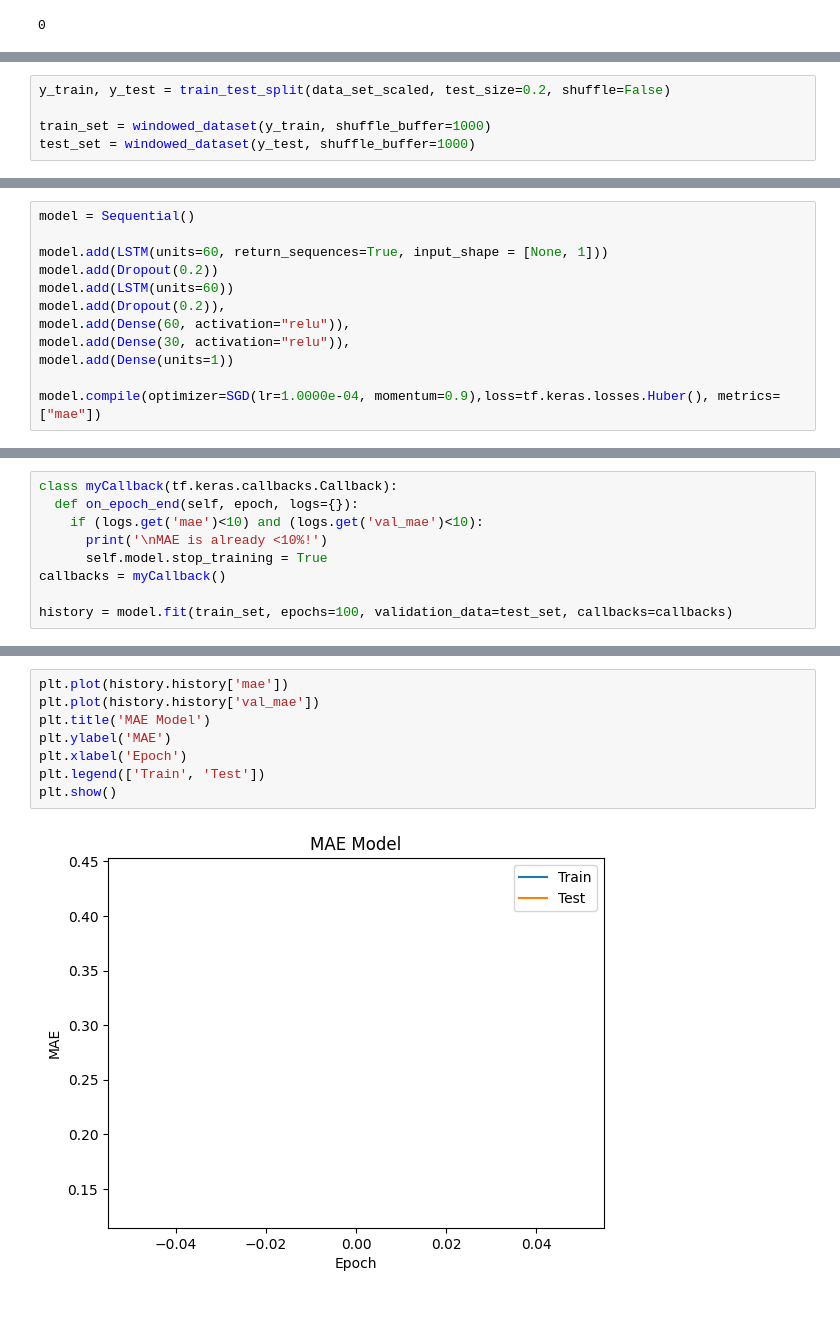
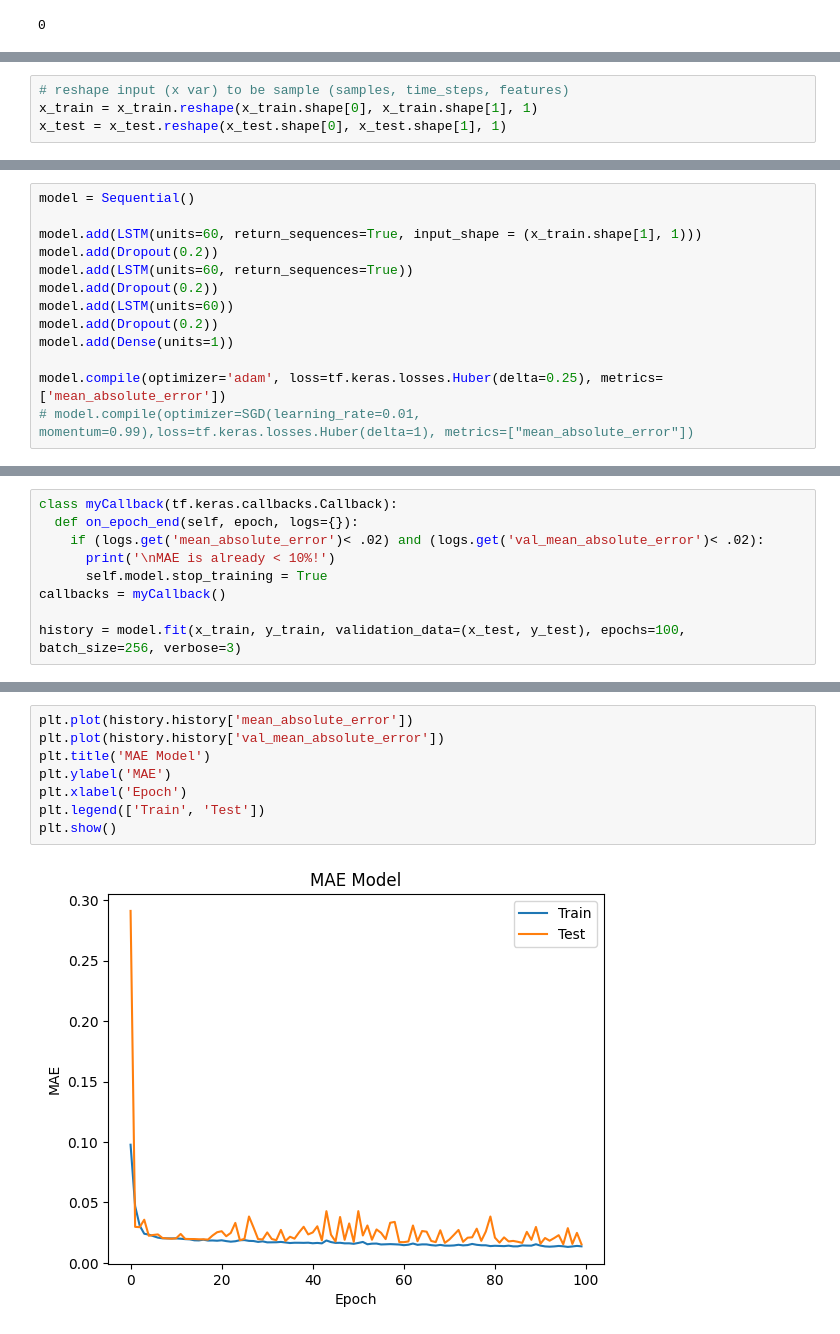
Before and after one commit to MuhamadSyarifFakhrezi/Time-Series-Prediction, a Jupyter notebook: time_series_prediction_LSTM.ipynb, the cells around one changed output, grey strips where cells are left out. Saved outputs shown, nothing was run; the diff lists cells and outputs as text.

```diff
--- a/time_series_prediction_LSTM.ipynb
+++ b/time_series_prediction_LSTM.ipynb
@@ -94,0 +128,4 @@ MAE Treshold: 95.624
+# %%
+# reshape input (x var) to be sample (samples, time_steps, features)
+x_train = x_train.reshape(x_train.shape[0], x_train.shape[1], 1)
+x_test = x_test.reshape(x_test.shape[0], x_test.shape[1], 1)
@@ -104,5 +168,0 @@ def windowed_dataset(series, shuffle_buffer, window_size = 40, batch_size = 100)
-# %%
-y_train, y_test = train_test_split(data_set_scaled, test_size=0.2, shuffle=False)
-
-train_set = windowed_dataset(y_train, shuffle_buffer=1000)
-test_set = windowed_dataset(y_test, shuffle_buffer=1000)
@@ -115,12 +174,13 @@ print(y_test.shape)
 # %%
 model = Sequential()
 
-model.add(LSTM(units=60, return_sequences=True, input_shape = [None, 1]))
+model.add(LSTM(units=60, return_sequences=True, input_shape = (x_train.shape[1], 1)))
+model.add(Dropout(0.2))
+model.add(LSTM(units=60, return_sequences=True))
 model.add(Dropout(0.2))
 model.add(LSTM(units=60))
-model.add(Dropout(0.2)),
-model.add(Dense(60, activation="relu")),
-model.add(Dense(30, activation="relu")),
+model.add(Dropout(0.2))
 model.add(Dense(units=1))
 
-model.compile(optimizer=SGD(lr=1.0000e-04, momentum=0.9),loss=tf.keras.losses.Huber(), metrics=["mae"])
+model.compile(optimizer='adam', loss=tf.keras.losses.Huber(delta=0.25), metrics=['mean_absolute_error'])
+# model.compile(optimizer=SGD(learning_rate=0.01, momentum=0.99),loss=tf.keras.losses.Huber(delta=1), metrics=["mean_absolute_error"])
@@ -129,11 +187,11 @@ WARNING:absl:`lr` is deprecated in Keras optimizer, please use `learning_rate` o
 # %%
 class myCallback(tf.keras.callbacks.Callback):
   def on_epoch_end(self, epoch, logs={}):
-    if (logs.get('mae')<10) and (logs.get('val_mae')<10):
-      print('\nMAE is already <10%!')
+    if (logs.get('mean_absolute_error')< .02) and (logs.get('val_mean_absolute_error')< .02):
+      print('\nMAE is already < 10%!')
       self.model.stop_training = True
 callbacks = myCallback()
 
-history = model.fit(train_set, epochs=100, validation_data=test_set, callbacks=callbacks)
+history = model.fit(x_train, y_train, validation_data=(x_test, y_test), epochs=100, batch_size=256, verbose=3)
 # %% [output]
 Epoch 1/100
@@ -153,10 +224,10 @@ plt.show()
 # %%
-plt.plot(history.history['mae'])
-plt.plot(history.history['val_mae'])
+plt.plot(history.history['mean_absolute_error'])
+plt.plot(history.history['val_mean_absolute_error'])
 plt.title('MAE Model')
 plt.ylabel('MAE')
 plt.xlabel('Epoch')
 plt.legend(['Train', 'Test'])
 plt.show()
 # %% [output]
-[figure, old version]
+[figure, new version]
```
Also changed, not shown: parts of 41 cells of this notebook.
